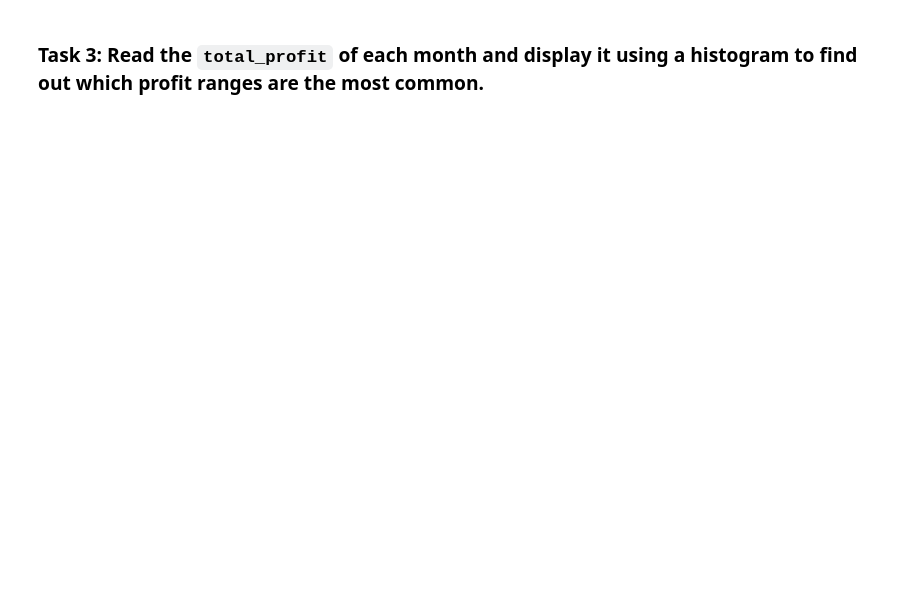
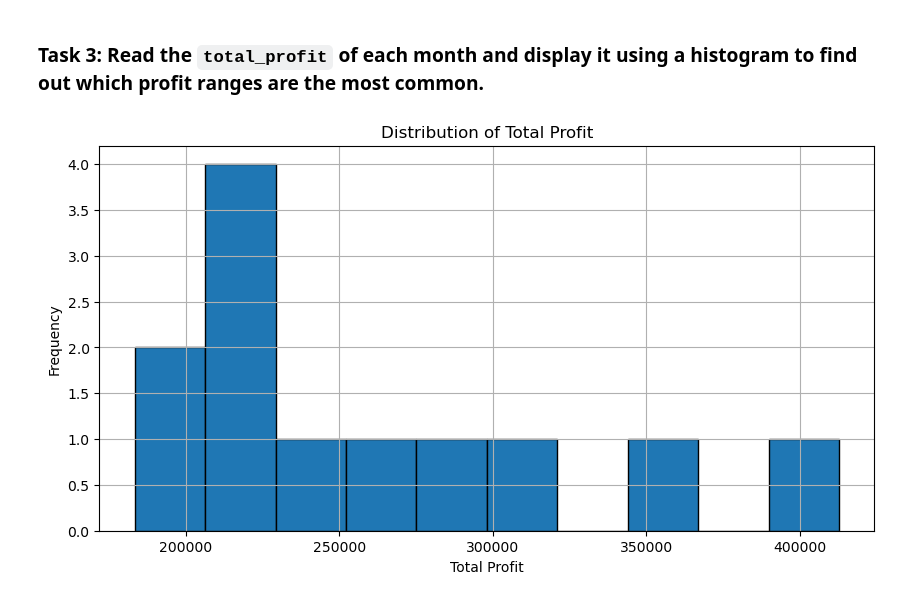
Before and after one commit to A790227/dataviz_exercises, a Jupyter notebook: matplotlib_exercise.ipynb, the cells around one changed output. Saved outputs shown, nothing was run; the diff lists cells and outputs as text; code cells hidden in the pictures; blank space fills up the shorter version.

```diff
--- a/matplotlib_exercise.ipynb
+++ b/matplotlib_exercise.ipynb
@@ -23,2 +91,31 @@ df.head()
 # %% [markdown]
 ### Task 3: Read the `total_profit` of each month and display it using a histogram to find out which profit ranges are the most common.
+# %%
+import pandas as pd
+import matplotlib.pyplot as plt
+import requests
+from io import StringIO
+
+# URL of the dataset
+url = 'https://pynative.com/wp-content/uploads/2019/01/company_sales_data.csv'
+
+# Fetch the data
+response = requests.get(url, headers={'User-Agent': 'Mozilla/5.0'})
+data = response.text
+
+# Load the data into a pandas DataFrame
+df = pd.read_csv(StringIO(data))
+
+# Extract the 'total_profit' column
+total_profit = df['total_profit']
+
+# Plot the 'total_profit' using a histogram
+plt.figure(figsize=(10, 5))
+plt.hist(total_profit, bins=10, edgecolor='black')
+plt.title('Distribution of Total Profit')
+plt.xlabel('Total Profit')
+plt.ylabel('Frequency')
+plt.grid(True)
+plt.show()
+# %% [output]
+[figure, added]
```
Also changed, not shown: parts of 3 cells of this notebook, 2 other files.
